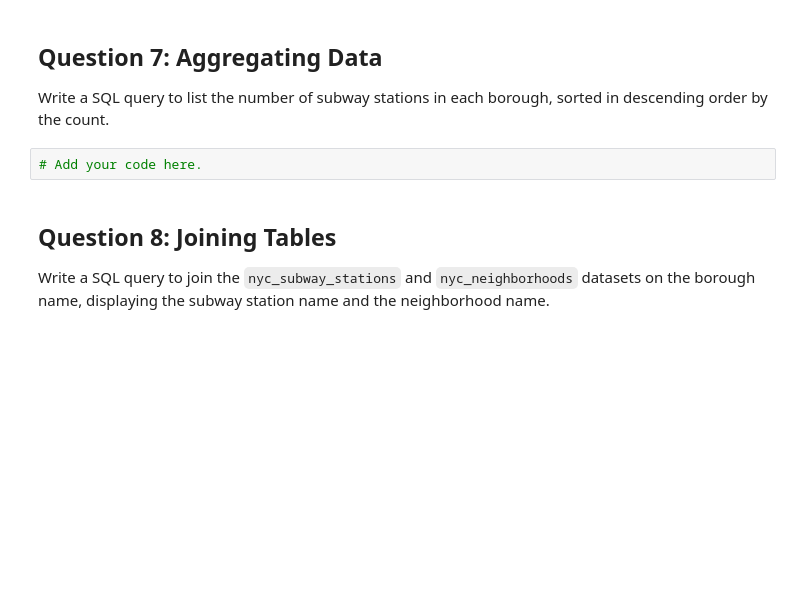
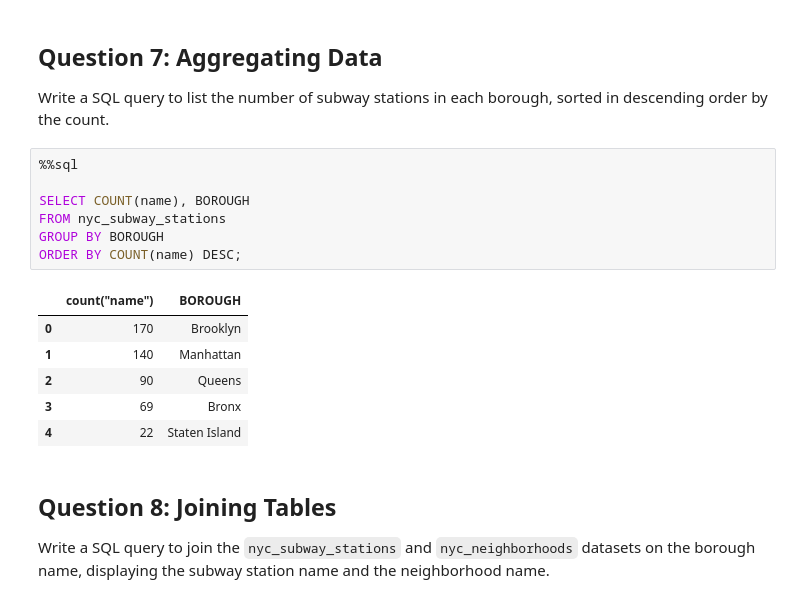
Before and after one commit to Tbtaaa/BIG_DATA, a Jupyter notebook: notebooks/W02_lab.ipynb, the cells around one changed output. Cells and saved outputs as stored; diff of their text form; blank space fills up the shorter version.

```diff
--- a/notebooks/W02_lab.ipynb
+++ b/notebooks/W02_lab.ipynb
@@ -202,7 +202,19 @@ GROUP BY BOROUGH
 
 Write a SQL query to list the number of subway stations in each borough, sorted in descending order by the count.
 # %%
-# Add your code here.
+%%sql
+
+SELECT COUNT(name), BOROUGH
+FROM nyc_subway_stations
+GROUP BY BOROUGH
+ORDER BY COUNT(name) DESC;
+# %% [output]
+|  | count("name") | BOROUGH |
+| 0 | 170 | Brooklyn |
+| 1 | 140 | Manhattan |
+| 2 | 90 | Queens |
+| 3 | 69 | Bronx |
+| 4 | 22 | Staten Island |
 # %% [markdown]
 ## Question 8: Joining Tables
 
```
Also changed, not shown: parts of 2 cells of this notebook.
